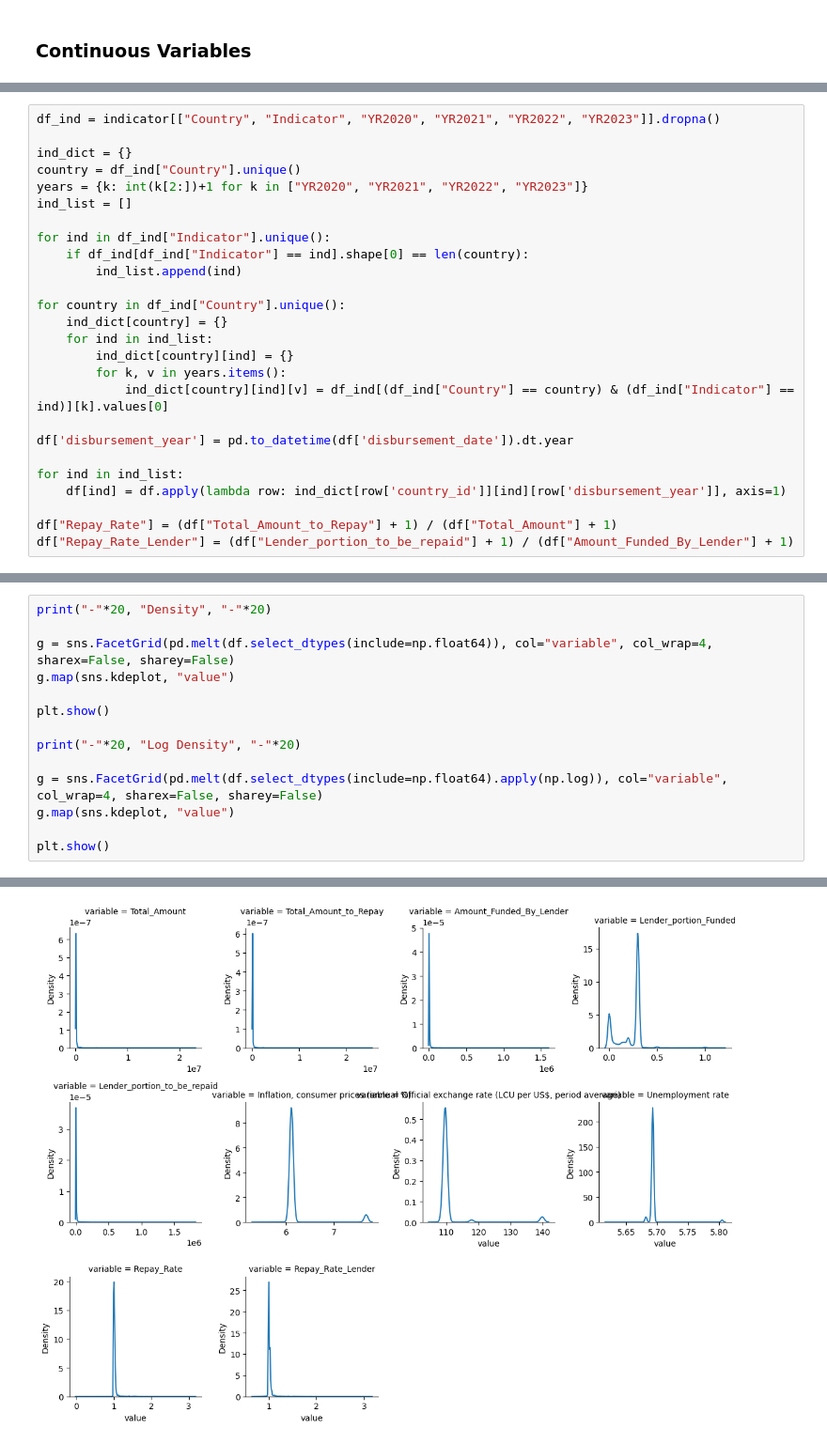
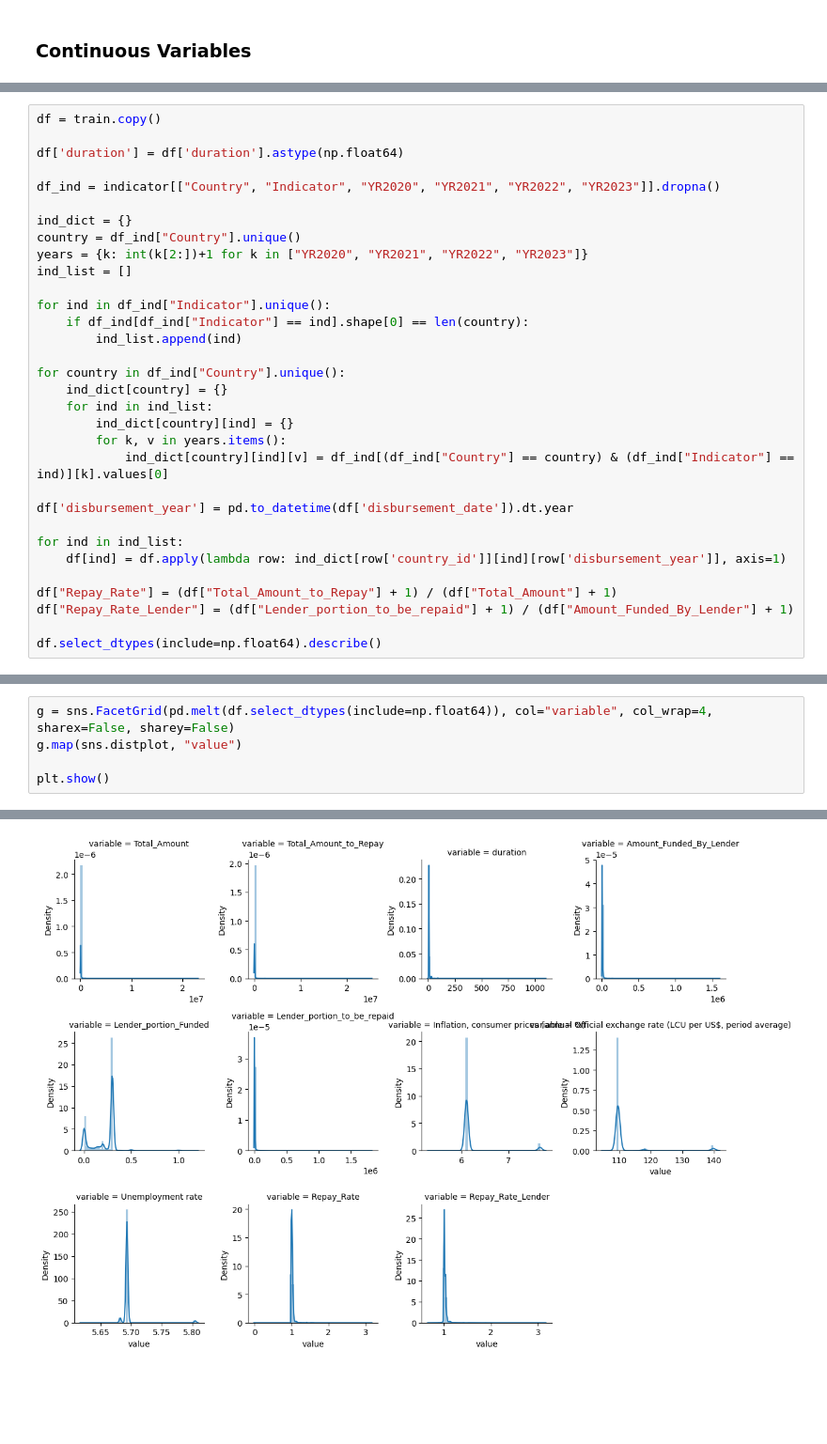
Before and after one commit to Toavina00/Zindi-credit-scoring, a Jupyter notebook: credit-scoring-EDA.ipynb, the cells around one changed output, grey strips where cells are left out. Shown: that part at 94% size. Drawn from its saved outputs; the diff is of its cells as text; blank space fills up the shorter version.

```diff
--- a/credit-scoring-EDA.ipynb
+++ b/credit-scoring-EDA.ipynb
@@ -160,4 +224,8 @@ df = train.copy()
 # %%
+df = train.copy()
+
+df['duration'] = df['duration'].astype(np.float64)
+
 df_ind = indicator[["Country", "Indicator", "YR2020", "YR2021", "YR2022", "YR2023"]].dropna()
 
 ind_dict = {}
@@ -183,3 +251,5 @@ for ind in ind_list:
 
 df["Repay_Rate"] = (df["Total_Amount_to_Repay"] + 1) / (df["Total_Amount"] + 1)
 df["Repay_Rate_Lender"] = (df["Lender_portion_to_be_repaid"] + 1) / (df["Amount_Funded_By_Lender"] + 1)
+
+df.select_dtypes(include=np.float64).describe()
@@ -218,15 +277,6 @@ plt.show()
 # %%
-print("-"*20, "Density", "-"*20)
-
 g = sns.FacetGrid(pd.melt(df.select_dtypes(include=np.float64)), col="variable", col_wrap=4, sharex=False, sharey=False)
-g.map(sns.kdeplot, "value")
+g.map(sns.distplot, "value")
 
 plt.show()
-
-print("-"*20, "Log Density", "-"*20)
-
-g = sns.FacetGrid(pd.melt(df.select_dtypes(include=np.float64).apply(np.log)), col="variable", col_wrap=4, sharex=False, sharey=False)
-g.map(sns.kdeplot, "value")
-
-plt.show()
 # %% [output]
@@ -234 +283 @@ plt.show()
-[figure, old version]
+[figure, new version]
```
Also changed, not shown: parts of 30 cells of this notebook.
